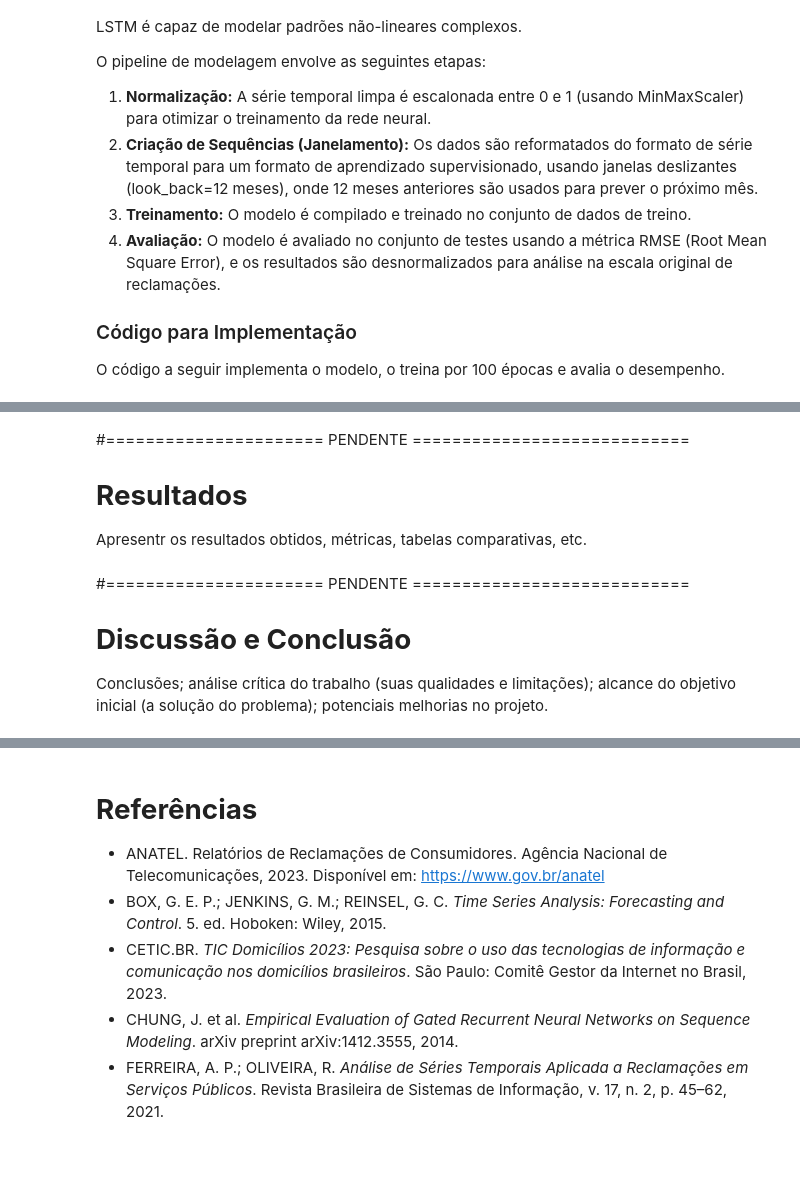
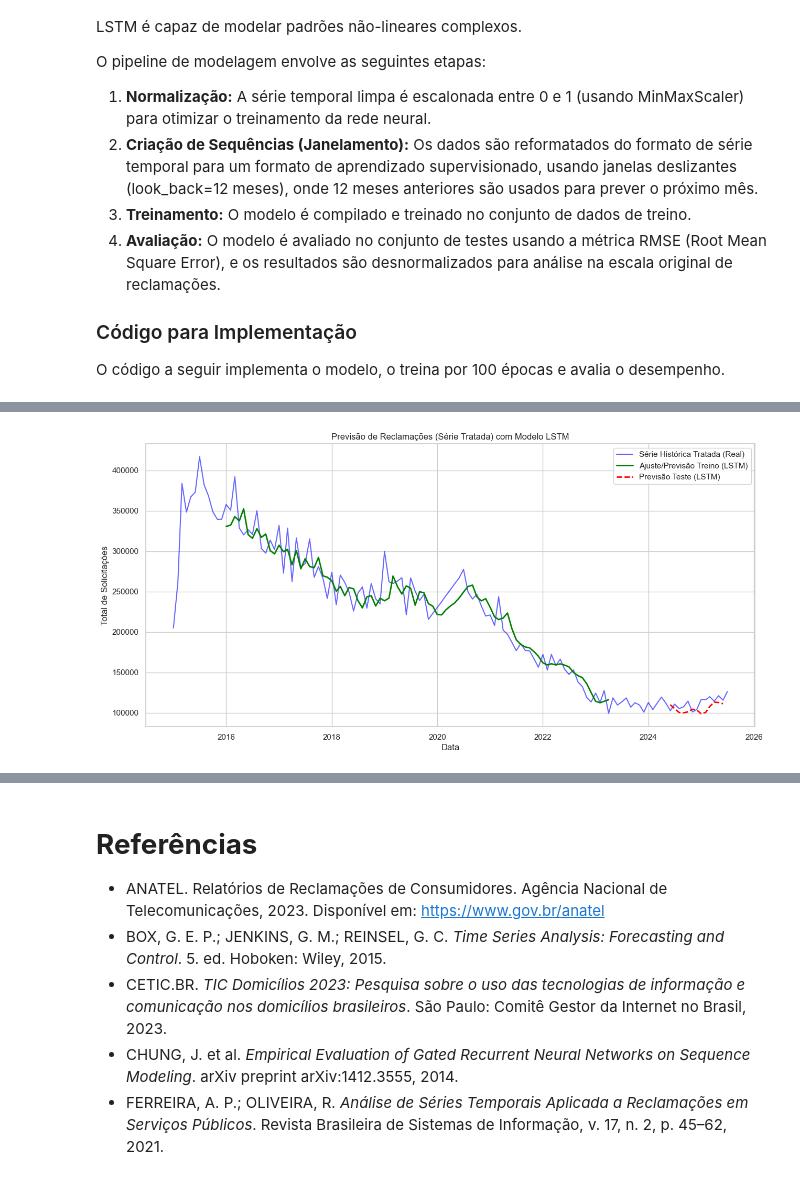
Before and after one commit to Cassimirogustavo/Projeto-Aplicado-4, a Jupyter notebook: cd_projeto_aplicado_IV_entrega_4.ipynb, the cells around one changed output, grey strips where cells are left out. Saved outputs shown, nothing was run; the diff lists cells and outputs as text; code cells hidden in the pictures.

```diff
--- a/cd_projeto_aplicado_IV_entrega_4.ipynb
+++ b/cd_projeto_aplicado_IV_entrega_4.ipynb
@@ -936,16 +932,18 @@ from tensorflow.keras.layers import LSTM, Dense
 from sklearn.preprocessing import MinMaxScaler
 from sklearn.metrics import mean_squared_error
 
-# --- Carregando	os dados tratados ---
+# --- Carregando os dados tratados ---
 reclamacoes_tempo_tratado = pd.read_csv("reclamacoes_tempo_tratado.csv", delimiter=';')
-reclamacoes_tempo_tratado = reclamacoes_tempo_tratado.set_index('Data', inplace=True)
-
-# --- PREPARAÇÃO DE DADOS ---
-
-# 1. Normalização dos Dados
-data = reclamacoes_tempo_tratado['SOLICITAÇÕES'].values.reshape(-1, 1)
-scaler = MinMaxScaler(feature_range=(0, 1))
-data_scaled = scaler.fit_transform(data)
+reclamacoes_tempo_tratado.set_index('Data', inplace=True)
+reclamacoes_tempo_tratado.index	= pd.to_datetime(reclamacoes_tempo_tratado.index)
+# %%
+# --- PREPARAÇÃO DE DADOS ---
+
+# 1. Normalização dos Dados
+data = reclamacoes_tempo_tratado['SOLICITAÇÕES'].values.reshape(-1, 1)
+scaler = MinMaxScaler(
+    feature_range=(0, 1))
+data_scaled = scaler.fit_transform(data)
 # %%
 # 2. Divisão Treino/Teste (80% dos dados)
 train_size = int(len(data_scaled) * 0.8)
@@ -1000,10 +995,36 @@ print(f"RMSE de Teste (LSTM): {test_rmse:.2f}")
-# %% [markdown]
-#====================== PENDENTE ============================
-# **Resultados**
-
-Apresentr os resultados obtidos, métricas, tabelas comparativas, etc.
-# %% [markdown]
-#====================== PENDENTE ============================
-# **Discussão e Conclusão**
-
-Conclusões; análise crítica do trabalho (suas qualidades e limitações); alcance do objetivo inicial (a solução do problema); potenciais melhorias no projeto.
+# %%
+# 7. Visualização dos Resultados
+date_index = reclamacoes_tempo_tratado.index
+
+# - Obter a série histórica completa na escala original (para plotagem de fundo)
+full_data_descaled = scaler.inverse_transform(data_scaled)
+
+# - Preparar os dados de PREVISÃO DE TREINO para plotagem (usando NaNs para alinhamento)
+# Criamos um array vazio do tamanho da série completa.
+train_plot = np.empty_like(full_data_descaled)
+train_plot[:, :] = np.nan
+# O ajuste de treino começa após o 'look_back' (12 meses)
+train_plot[look_back:len(train_predict) + look_back, :] = train_predict
+
+# - Preparar os dados de PREVISÃO DE TESTE para plotagem
+test_plot = np.empty_like(full_data_descaled)
+test_plot[:, :] = np.nan
+# O ajuste de teste começa onde o treino termina + o look_back.
+# O cálculo do início é: (len(train_predict) + look_back) + (look_back + 1)
+# O índice correto para o início do teste é: len(train_data) + look_back - 1
+start_index_test = len(train_data) + look_back
+test_plot[start_index_test:len(full_data_descaled) - 1, :] = test_predict
+
+# - Geração do Gráfico Final
+plt.figure(figsize=(15, 7))
+plt.plot(date_index, full_data_descaled, label='Série Histórica Tratada (Real)', color='blue', alpha=0.6)
+plt.plot(date_index, train_plot, label='Ajuste/Previsão Treino (LSTM)', color='green', linewidth=2)
+plt.plot(date_index, test_plot, label='Previsão Teste (LSTM)', color='red', linestyle='--', linewidth=2)
+plt.title('Previsão de Reclamações (Série Tratada) com Modelo LSTM')
+plt.xlabel('Data')
+plt.ylabel('Total de Solicitações')
+plt.legend()
+plt.grid(True)
+plt.show()
+# %% [output]
+[figure, added]
```
Also changed, not shown: parts of 18 cells of this notebook.
